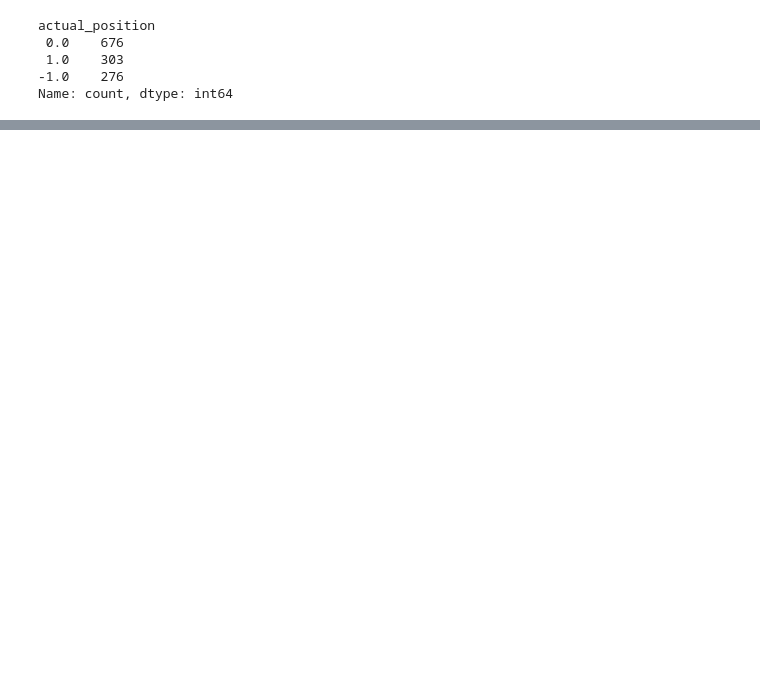
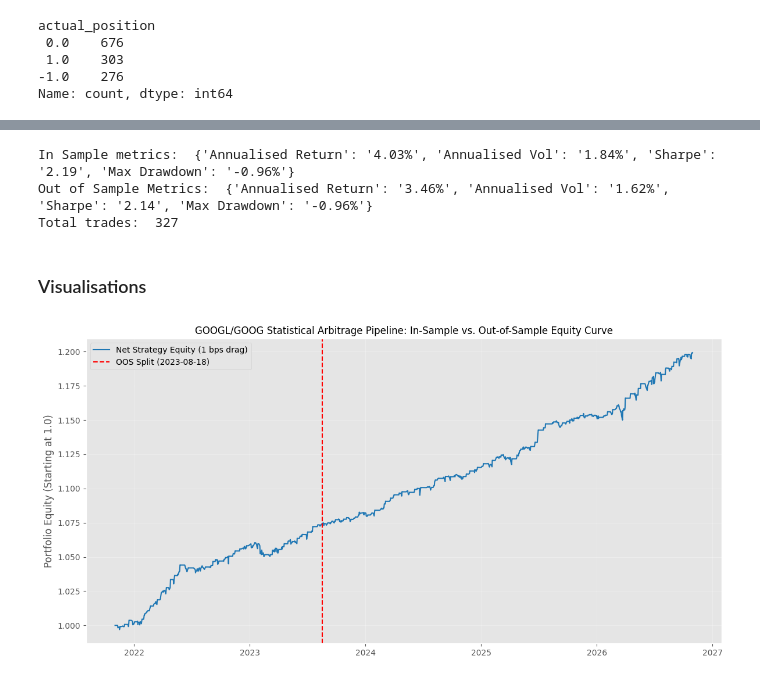
Before and after one commit to mischasemenov/Cointegration-Engine, a Jupyter notebook: main.ipynb, the cells around one changed output, grey strips where cells are left out. Cells and saved outputs as stored; diff of their text form; code cells hidden in the pictures; blank space fills up the shorter version.

```diff
--- a/main.ipynb
+++ b/main.ipynb
@@ -422,0 +424,58 @@ In this phase, we test our strategy on the test part of the dataset to ensure no
+# %%
+clean['ret_GOOGL'] = clean['log_GOOGL'].diff(1)
+clean['ret_GOOG'] = clean['log_GOOG'].diff(1)
+
+clean['ret_spread'] = clean['ret_GOOGL'] - beta_hat * clean['ret_GOOG']
+clean['strat_ret_gross'] = clean['ret_spread'] * clean['actual_position']
+
+cost_per_trade = 0.0001
+clean['trades'] = clean['actual_position'].diff().abs().fillna(0)
+clean['strat_ret_net'] = clean['strat_ret_gross'] - (clean['trades'] * cost_per_trade)
+
+clean['equity_gross'] = (1 + clean['strat_ret_gross']).cumprod()
+clean['equity_net'] = (1 + clean['strat_ret_net']).cumprod()
+
+def compute_metrics(returns):
+    ret = returns.dropna()
+    ann_return = ret.mean() * 252
+    ann_vol = ret.std() * np.sqrt(252)
+    sharpe = ann_return / ann_vol if ann_vol > 0 else 0.0
+
+    # Max Drawdown
+    cum_ret = (1.0 + ret).cumprod()
+    running_max = cum_ret.cummax()
+    drawdown = (cum_ret - running_max) / running_max
+    max_dd = drawdown.min()
+
+    return {
+        "Annualised Return": f"{ann_return * 100:.2f}%",
+        "Annualised Vol": f"{ann_vol * 100:.2f}%",
+        "Sharpe": f"{sharpe:.2f}",
+        "Max Drawdown": f"{max_dd * 100:.2f}%"
+    }
+
+print('In Sample metrics: ', compute_metrics(clean['strat_ret_net'].iloc[:split_idx]))
+print('Out of Sample Metrics: ', compute_metrics(clean['strat_ret_net'].iloc[split_idx:]))
+print('Total trades: ', clean.loc[clean['trades'] != 0, 'trades'].count())
+# %% [output]
+In Sample metrics:  {'Annualised Return': '4.03%', 'Annualised Vol': '1.84%', 'Sharpe': '2.19', 'Max Drawdown': '-0.96%'}
+Out of Sample Metrics:  {'Annualised Return': '3.46%', 'Annualised Vol': '1.62%', 'Sharpe': '2.14', 'Max Drawdown': '-0.96%'}
+Total trades:  327
+# %% [markdown]
+### Visualisations
+# %%
+plt.figure(figsize=(12, 6))
+plt.plot(clean.index, clean['equity_net'], label='Net Strategy Equity (1 bps drag)', color='#1f77b4', lw=1.5)
+
+# Benchmark / Buy & Hold Comparison (optional: GOOGL or 50/50)
+split_date = clean.index[split_idx]
+plt.axvline(x=split_date, color='red', linestyle='--', label=f'OOS Split ({split_date.strftime("%Y-%m-%d")})')
+
+plt.title('GOOGL/GOOG Statistical Arbitrage Pipeline: In-Sample vs. Out-of-Sample Equity Curve', fontsize=12)
+plt.ylabel('Portfolio Equity (Starting at 1.0)')
+plt.grid(True, alpha=0.3)
+plt.legend(loc='upper left')
+plt.tight_layout()
+plt.show()
+# %% [output]
+[figure, added]
```
Also changed, not shown: parts of 3 cells of this notebook.
